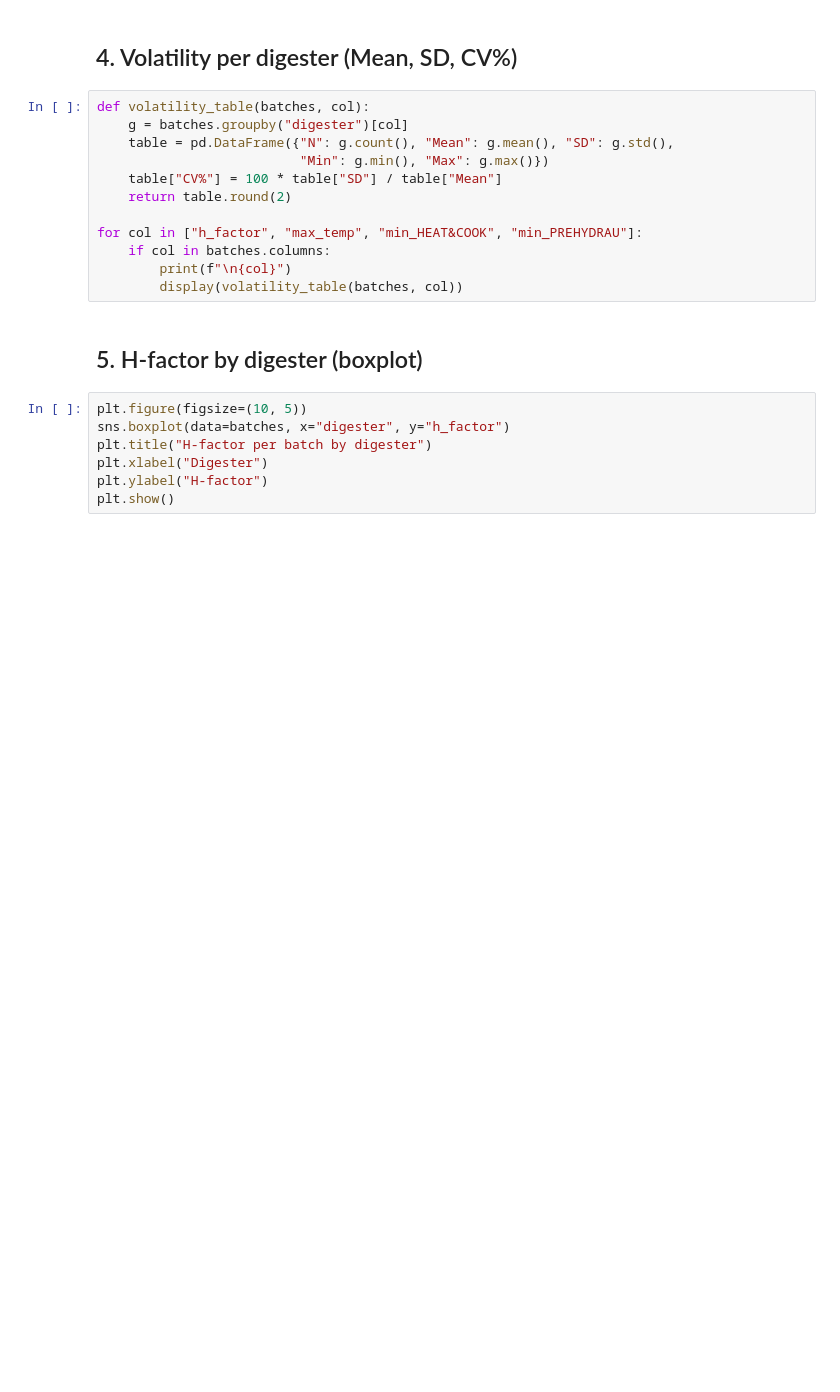
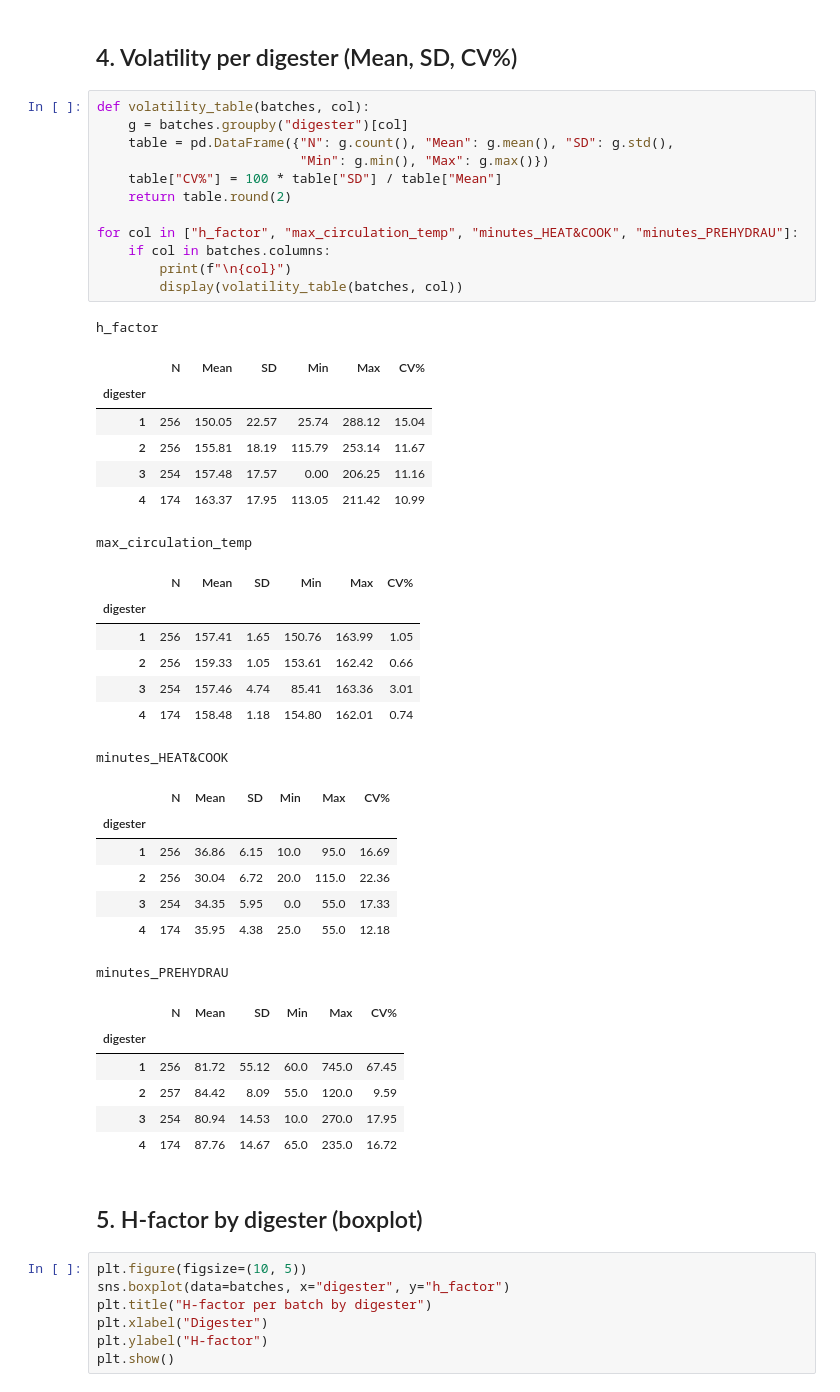
Before and after one commit to chinnput/dp-cooking-odl-analyzer, a Jupyter notebook: DP Cooking ODL Analyzer/Digester_Analysis/digester_analysis.ipynb, the cells around one changed output. Cells and saved outputs as stored; diff of their text form; blank space fills up the shorter version.

```diff
--- a/DP Cooking ODL Analyzer/Digester_Analysis/digester_analysis.ipynb
+++ b/DP Cooking ODL Analyzer/Digester_Analysis/digester_analysis.ipynb
@@ -43,15 +77,44 @@ batches[["digester", "batch_id", "batch_no", "start", "h_factor", "max_temp"]].h
 # %%
 def volatility_table(batches, col):
     g = batches.groupby("digester")[col]
     table = pd.DataFrame({"N": g.count(), "Mean": g.mean(), "SD": g.std(),
                           "Min": g.min(), "Max": g.max()})
     table["CV%"] = 100 * table["SD"] / table["Mean"]
     return table.round(2)
 
-for col in ["h_factor", "max_temp", "min_HEAT&COOK", "min_PREHYDRAU"]:
+for col in ["h_factor", "max_circulation_temp", "minutes_HEAT&COOK", "minutes_PREHYDRAU"]:
     if col in batches.columns:
         print(f"\n{col}")
         display(volatility_table(batches, col))
+# %% [output]
+h_factor
+|  | N | Mean | SD | Min | Max | CV% |
+| digester |  |  |  |  |  |  |
+| 1 | 256 | 150.05 | 22.57 | 25.74 | 288.12 | 15.04 |
+| 2 | 256 | 155.81 | 18.19 | 115.79 | 253.14 | 11.67 |
+| 3 | 254 | 157.48 | 17.57 | 0.00 | 206.25 | 11.16 |
+| 4 | 174 | 163.37 | 17.95 | 113.05 | 211.42 | 10.99 |
+max_circulation_temp
+|  | N | Mean | SD | Min | Max | CV% |
+| digester |  |  |  |  |  |  |
+| 1 | 256 | 157.41 | 1.65 | 150.76 | 163.99 | 1.05 |
+| 2 | 256 | 159.33 | 1.05 | 153.61 | 162.42 | 0.66 |
+| 3 | 254 | 157.46 | 4.74 | 85.41 | 163.36 | 3.01 |
+| 4 | 174 | 158.48 | 1.18 | 154.80 | 162.01 | 0.74 |
+minutes_HEAT&COOK
+|  | N | Mean | SD | Min | Max | CV% |
+| digester |  |  |  |  |  |  |
+| 1 | 256 | 36.86 | 6.15 | 10.0 | 95.0 | 16.69 |
+| 2 | 256 | 30.04 | 6.72 | 20.0 | 115.0 | 22.36 |
+| 3 | 254 | 34.35 | 5.95 | 0.0 | 55.0 | 17.33 |
+| 4 | 174 | 35.95 | 4.38 | 25.0 | 55.0 | 12.18 |
+minutes_PREHYDRAU
+|  | N | Mean | SD | Min | Max | CV% |
+| digester |  |  |  |  |  |  |
+| 1 | 256 | 81.72 | 55.12 | 60.0 | 745.0 | 67.45 |
+| 2 | 257 | 84.42 | 8.09 | 55.0 | 120.0 | 9.59 |
+| 3 | 254 | 80.94 | 14.53 | 10.0 | 270.0 | 17.95 |
+| 4 | 174 | 87.76 | 14.67 | 65.0 | 235.0 | 16.72 |
 # %% [markdown]
 ## 5. H-factor by digester (boxplot)
 # %%
```
Also changed, not shown: parts of 5 cells of this notebook, 6 other files.
